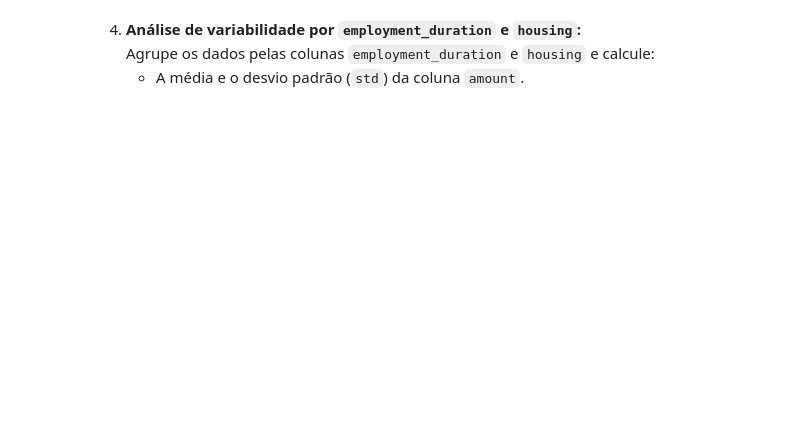
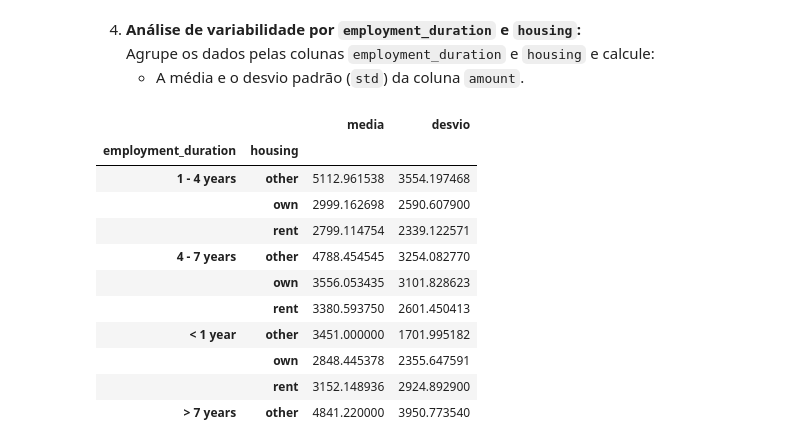
Before and after one commit to gotinho/Residencia-IA-SENAI-Disciplina-1-Linguagens-de-Programacao, a Jupyter notebook: atividade3/Atividade_3_Pandas.ipynb, the cells around one changed output. Drawn from its saved outputs; the diff is of its cells as text; code cells hidden in the pictures; blank space fills up the shorter version.

```diff
--- a/atividade3/Atividade_3_Pandas.ipynb
+++ b/atividade3/Atividade_3_Pandas.ipynb
@@ -119,3 +119,22 @@ df.head()
 4. **Análise de variabilidade por `employment_duration` e `housing`:**
    Agrupe os dados pelas colunas `employment_duration` e `housing` e calcule:
    - A média e o desvio padrão (`std`) da coluna `amount`.
+# %%
+d4 = df.groupby(['employment_duration','housing']).agg(
+    media=('amount', 'mean'),
+    desvio=('amount', 'std')
+)
+d4.head(10)
+# %% [output]
+|  |  | media | desvio |
+| employment_duration | housing |  |  |
+| 1 - 4 years | other | 5112.961538 | 3554.197468 |
+|  | own | 2999.162698 | 2590.607900 |
+|  | rent | 2799.114754 | 2339.122571 |
+| 4 - 7 years | other | 4788.454545 | 3254.082770 |
+|  | own | 3556.053435 | 3101.828623 |
+|  | rent | 3380.593750 | 2601.450413 |
+| < 1 year | other | 3451.000000 | 1701.995182 |
+|  | own | 2848.445378 | 2355.647591 |
+|  | rent | 3152.148936 | 2924.892900 |
+| > 7 years | other | 4841.220000 | 3950.773540 |
```
Also changed, not shown: parts of 4 cells of this notebook, 2 other files.
